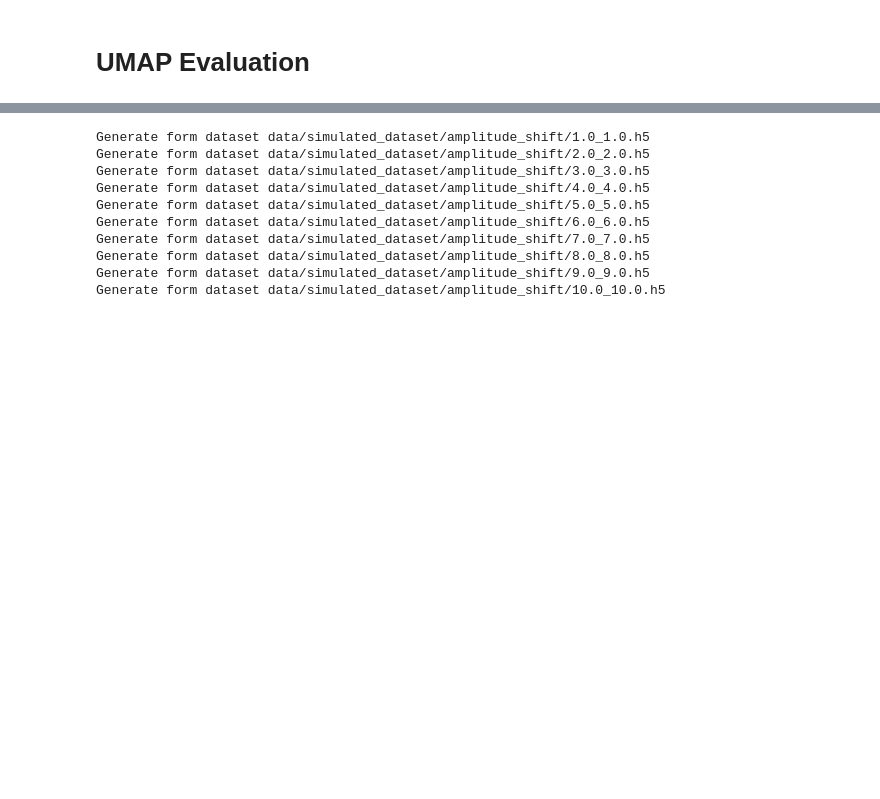
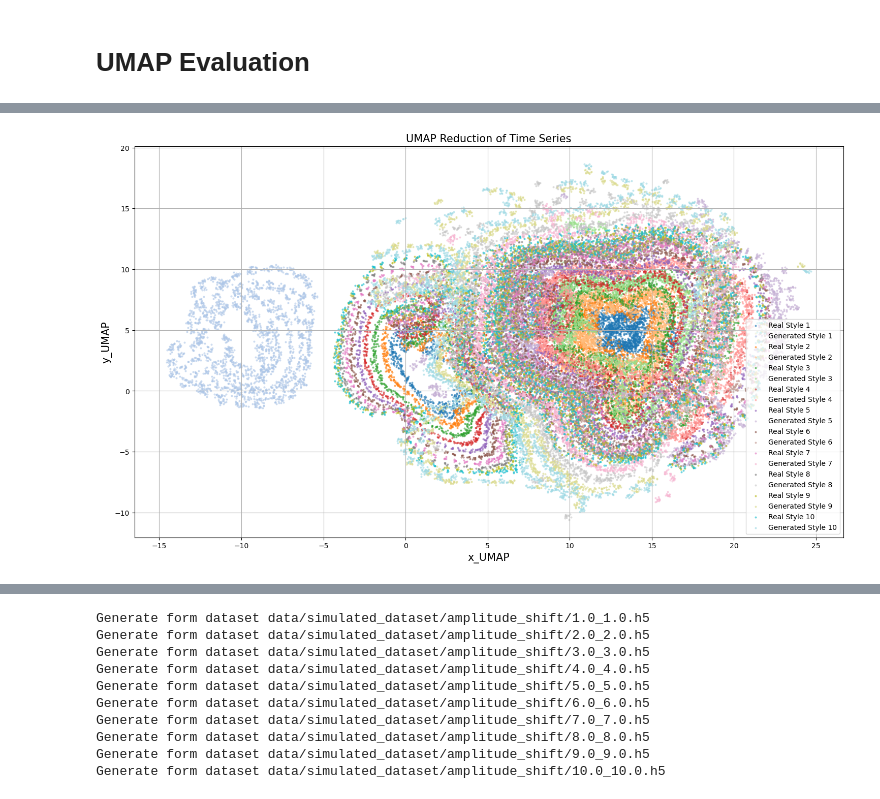
Before and after one commit to Henri-Hoyez/TimeSeriesStyleTransfer, a Jupyter notebook: eval_multistyle.ipynb, the cells around one changed output, grey strips where cells are left out. Drawn from its saved outputs; the diff is of its cells as text; code cells hidden in the pictures; blank space fills up the shorter version.

```diff
--- a/eval_multistyle.ipynb
+++ b/eval_multistyle.ipynb
@@ -256,0 +368,13 @@ plt.show()
+# %%
+real_batches = []
+fake_batches = []
+
+for i, style_ in enumerate(style_names):
+    real_style_batch = get_batches(real_style_dataset[f"{style_}_valid"], 10)
+    fake_style_batch = get_batches(fake_style_dataset[f"{style_}_valid"], 10)
+
+    real_batches.append(real_style_batch)
+    fake_batches.append(fake_style_batch)
+
+real_batches = np.array(real_batches)
+fake_batches = np.array(fake_batches)
@@ -257,44 +407,26 @@ plt.show()
+# %%
+reduced = multi_umap_plot(real_batches, fake_batches)
 # %%
-def get_batches(dset, n_batches):
-    _arr = np.array([c[0] for c in dset.take(n_batches)])
-    return _arr.reshape((-1, _arr.shape[-2], _arr.shape[-1]))
+n_styles = len(style_names)
 
-def multi_umap_plot(real_styles, gen_styles):
-    n_styles = len(real_styles)
+(n_styles, bs, seq_len, n_sigs) = real_batches.shape
 
-    cmap = plt.get_cmap("tab20")
-    colors = cmap(np.linspace(0, 1, n_styles*2))
+cmap = plt.get_cmap("tab20")
+colors = cmap(np.linspace(0, 1, n_styles*2))
 
-    concatenated = tf.concat((real_styles, gen_styles), 0)
-    shape = concatenated.shape
-    print()
+plt.figure(figsize=(18, 10))
+for i in range(n_styles):
+    ri, ro = i*bs, (i+1)*bs
+    fi, fo =  (i+ n_styles) * bs, (i+ n_styles+ 1) * bs
 
-    # concatenated = tf.reshape(concatenated, (-1,shape[-2], shape[-1]))
-
-    # concatenated = tf.transpose(concatenated, (0, 2, 1))
-    # concatenated = tf.reshape(concatenated, (concatenated.shape[0], -1))
-
-    # # for i in range(n_styles):
-    # #     plt.plot(concatenated[i*shape[1]])
-
-    # # # Normalize all sequences for the reducer.
-    # _mean, _std = tf.math.reduce_mean(concatenated), tf.math.reduce_std(concatenated)
-    # concatenated = (concatenated - _mean)/_std
-
-    # reducer = umap.UMAP(n_neighbors=10, min_dist=0.5)
-    # reduced = reducer.fit_transform(concatenated)
-
-    # reduced = reduced.reshape((2*n_styles, -1, 2))
-
-    # plt.figure(figsize=(18, 10))
-    # for i in range(n_styles):
-
-    #     plt.scatter(reduced[i, :, 0], reduced[i, :, 1], label=f"Real Style {i+ 1}", alpha=0.5, color=colors[2*i])
-    #     plt.scatter(reduced[n_styles+ i, :, 0], reduced[n_styles+ i, :, 1], label=f"Generated Style {i+ 1}", alpha=0.5, color=colors[2*i+1 ])
-
-    # plt.grid()
-    # plt.title(f"UMAP Reduction on Time Series", fontsize=15)
-    # plt.ylabel("y_umap", fontsize=15)
-    # plt.xlabel("x_umap", fontsize=15)
-    # plt.legend()
-    # plt.show()
+    plt.scatter(reduced[ri:ro, 0], reduced[ri:ro, 1], label=f"Real Style {i+ 1}", alpha=0.5, color=colors[2*i], s=4)
+    plt.scatter(reduced[fi:fo, 0], reduced[fi:fo, 1], label=f"Generated Style {i+ 1}", alpha=0.5, color=colors[2*i+1 ], s=4)
+plt.grid()
+plt.title(f"UMAP Reduction of Time Series", fontsize=15)
+plt.ylabel("y_UMAP", fontsize=15)
+plt.xlabel("x_UMAP", fontsize=15)
+plt.legend()
+plt.savefig(f"{MODEL_TO_EVALUATE}/umap.png")
+plt.show()
+# %% [output]
+[figure, added]
```
Also changed, not shown: parts of 18 cells of this notebook, 13 other files.
